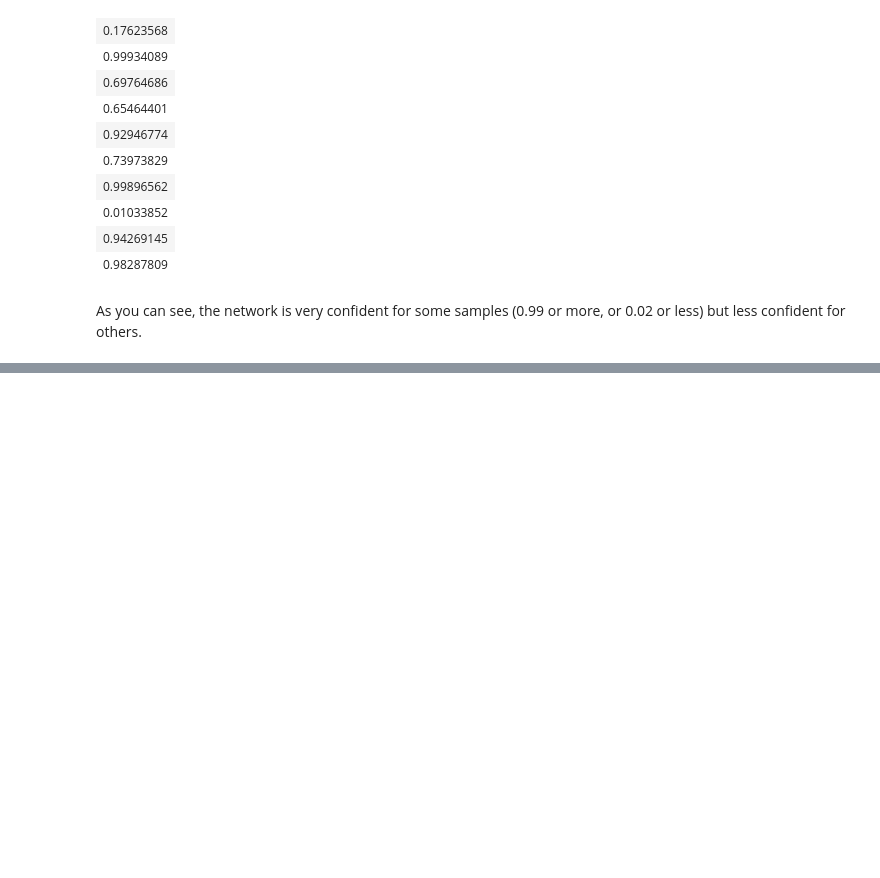
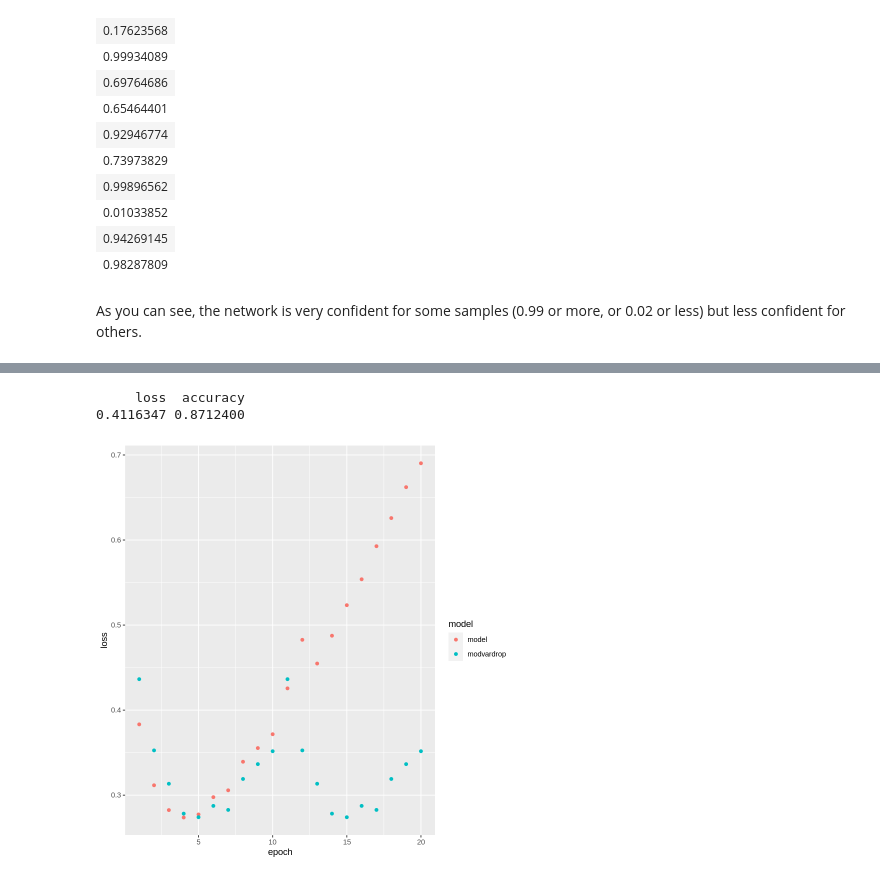
Before and after one commit to Fabrizio211/64061_AdvancedMachineLearning_ffiorini, a Jupyter notebook: Assignment_1_Neural_Networks/Assignment_1_AML_Neural_Network.ipynb, the cells around one changed output, grey strips where cells are left out. Saved outputs shown, nothing was run; the diff lists cells and outputs as text; code cells hidden in the pictures; blank space fills up the shorter version.

```diff
--- a/Assignment_1_Neural_Networks/Assignment_1_AML_Neural_Network.ipynb
+++ b/Assignment_1_Neural_Networks/Assignment_1_AML_Neural_Network.ipynb
@@ -530,0 +513,14 @@ overfits much more severely. Its validation loss is also noisier
+# %%
+modvardrop %>% fit(x_train, y_train, epochs = 4, batch_size = 512)
+resdrop <- modvardrop %>% evaluate(x_test, y_test)
+resdrop
+# %% [output]
+     loss  accuracy
+0.4116347 0.8712400
+# %%
+plot_training_losses(losses = list(
+  model = history$metrics$val_loss,
+  modvardrop = historydrop$metrics$val_loss
+))
+# %% [output]
+[figure, added]
```
Also changed, not shown: parts of 40 cells of this notebook.
